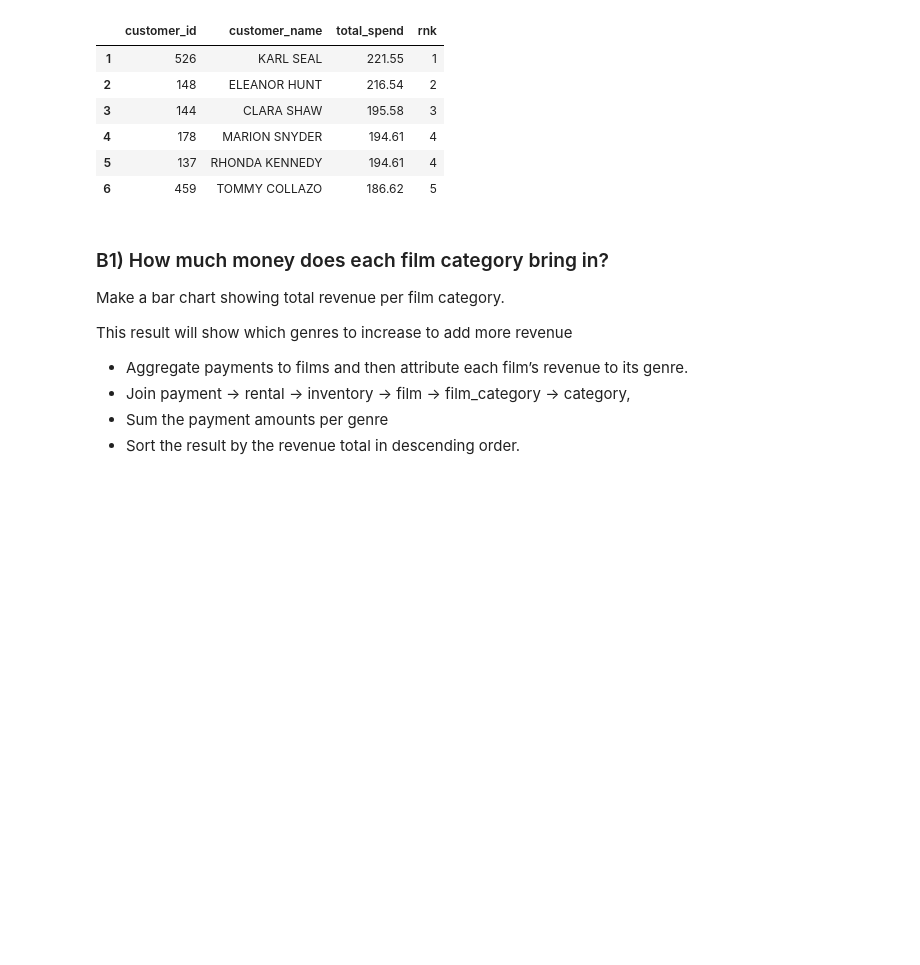
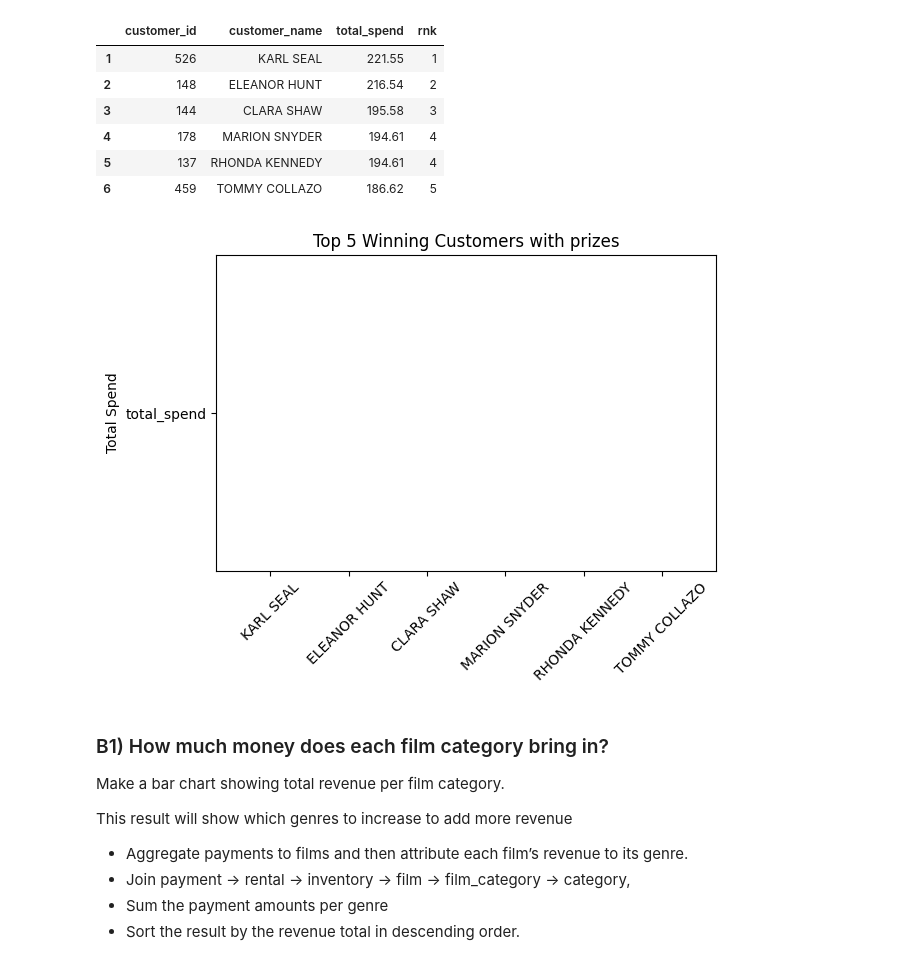
Before and after one commit to Akina-Aoki/sql_lab1_aira_franco, a Jupyter notebook: duckdb_pandas.ipynb, the cells around one changed output. Cells and saved outputs as stored; diff of their text form; code cells hidden in the pictures; blank space fills up the shorter version.

Commit message:
Task 2A: Top 5 customers with total spend ONGOING. The bars won't show up.

```diff
--- a/duckdb_pandas.ipynb
+++ b/duckdb_pandas.ipynb
@@ -700,6 +700,6 @@ duckdb.sql("""
 | 5 | 459 | TOMMY COLLAZO | 186.62 |
 # %%
-top10_customers_total_spend = duckdb.sql("""
+top5_winners = duckdb.sql("""
 WITH totals AS (
   SELECT
     c.customer_id,
@@ -723,8 +723,8 @@ ORDER BY total_spend DESC, customer_name;
 """).df()
 
 # Top 10 customers by total spend
-top10_customers_total_spend.index = range(1, len(top10_customers_total_spend) + 1)
-top10_customers_total_spend
+top5_winners.index = range(1, len(top5_winners) + 1)
+top5_winners
 # %% [output]
 |  | customer_id | customer_name | total_spend | rnk |
 | 1 | 526 | KARL SEAL | 221.55 | 1 |
@@ -733,6 +733,21 @@ top10_customers_total_spend
 | 4 | 178 | MARION SNYDER | 194.61 | 4 |
 | 5 | 137 | RHONDA KENNEDY | 194.61 | 4 |
 | 6 | 459 | TOMMY COLLAZO | 186.62 | 5 |
+# %%
+import matplotlib.pyplot as plt
+
+# use the df top5_winners
+graph1 = top5_winners[['customer_name','total_spend']]
+
+x = range(len(graph1))
+plt.bar(x, ['total_spend'])
+plt.xticks(x, graph1['customer_name'], rotation = 45)
+plt.ylabel('Total Spend')
+plt.title('Top 5 Winning Customers with prizes')
+plt.tight_layout()
+plt.show()
+# %% [output]
+[figure, added]
 # %% [markdown]
 ### B1) How much money does each film category bring in?
 Make a bar chart showing total revenue per film category.
```
Also changed, not shown: parts of 14 cells of this notebook.
